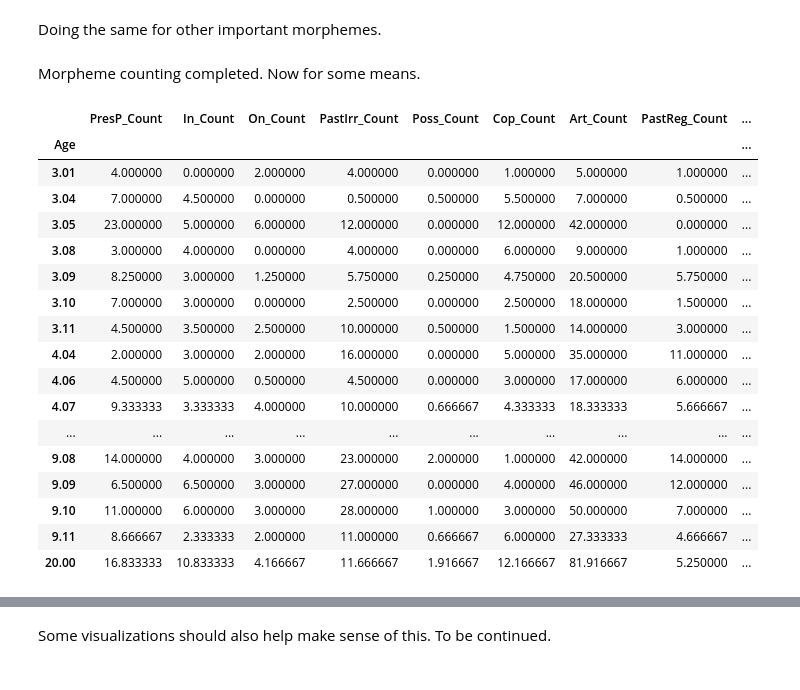
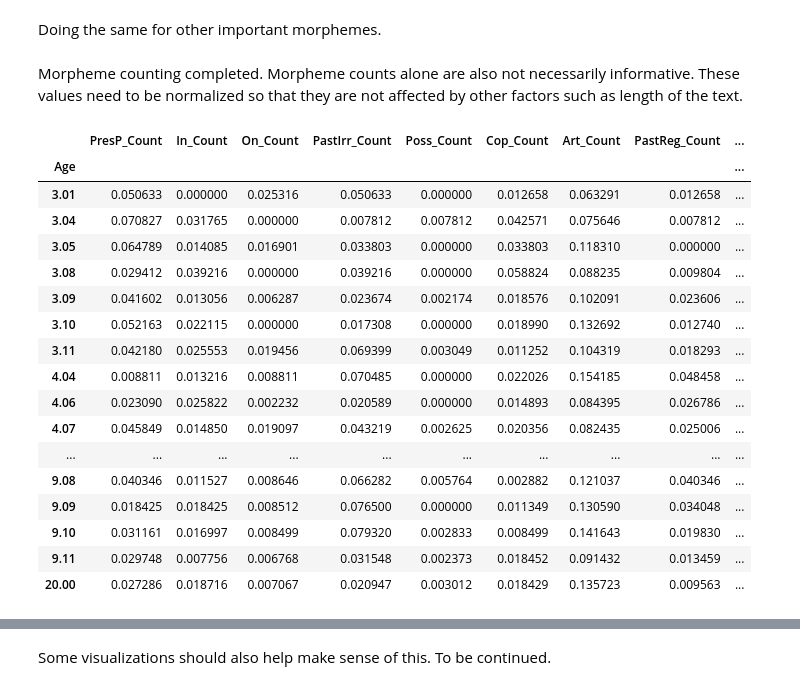
Before and after one commit to Data-Science-for-Linguists-2023/Morpheme-Acquisition-Analysis, a Jupyter notebook: notebooks/data_analysis.ipynb, the cells around one changed output, grey strips where cells are left out. Cells and saved outputs as stored; diff of their text form; code cells hidden in the pictures.

```diff
--- a/notebooks/data_analysis.ipynb
+++ b/notebooks/data_analysis.ipynb
@@ -191,5 +191,9 @@ def get_aux(x):
 # adding data to the data frames
 Ncorpus['Aux_Count'] = Ncorpus.POS.apply(get_aux).str.len()
 Lcorpus['Aux_Count'] = Lcorpus.POS.apply(get_aux).str.len()
-# %% [markdown]
-Morpheme counting completed. Now for some means.
+# %% [markdown]
+Morpheme counting completed. Morpheme counts alone are also not necessarily informative. These values need to be normalized so that they are not affected by other factors such as length of the text.
+# %%
+# token counts
+Ncorpus['Token_Count'] = Ncorpus['Tokens'].str.len()
+Lcorpus['Token_Count'] = Lcorpus['Tokens'].str.len()
@@ -196,28 +212,29 @@ Morpheme counting completed. Now for some means.
 # %%
 # L1 corpus
 Ncorpus['Age'] = Ncorpus['Age'].str.replace(';','.').astype(float)
-Ncorpus[['Age', 'PresP_Count', 'In_Count', 'On_Count', 'PastIrr_Count',
+Ncorp_counts = Ncorpus[['Age', 'PresP_Count', 'In_Count', 'On_Count', 'PastIrr_Count',
         'Poss_Count', 'Cop_Count', 'Art_Count', 'PastReg_Count',
         '3PS_Count', '3PIrr_Count', 'Aux_Count']].groupby("Age").mean()
+Ncorp_counts
 # %% [output]
 |  | PresP_Count | In_Count | On_Count | PastIrr_Count | Poss_Count | Cop_Count | Art_Count | PastReg_Count | ... |
 | Age |  |  |  |  |  |  |  |  | ... |
-| 3.01 | 4.000000 | 0.000000 | 2.000000 | 4.000000 | 0.000000 | 1.000000 | 5.000000 | 1.000000 | ... |
-| 3.04 | 7.000000 | 4.500000 | 0.000000 | 0.500000 | 0.500000 | 5.500000 | 7.000000 | 0.500000 | ... |
-| 3.05 | 23.000000 | 5.000000 | 6.000000 | 12.000000 | 0.000000 | 12.000000 | 42.000000 | 0.000000 | ... |
-| 3.08 | 3.000000 | 4.000000 | 0.000000 | 4.000000 | 0.000000 | 6.000000 | 9.000000 | 1.000000 | ... |
-| 3.09 | 8.250000 | 3.000000 | 1.250000 | 5.750000 | 0.250000 | 4.750000 | 20.500000 | 5.750000 | ... |
-| 3.10 | 7.000000 | 3.000000 | 0.000000 | 2.500000 | 0.000000 | 2.500000 | 18.000000 | 1.500000 | ... |
-| 3.11 | 4.500000 | 3.500000 | 2.500000 | 10.000000 | 0.500000 | 1.500000 | 14.000000 | 3.000000 | ... |
-| 4.04 | 2.000000 | 3.000000 | 2.000000 | 16.000000 | 0.000000 | 5.000000 | 35.000000 | 11.000000 | ... |
-| 4.06 | 4.500000 | 5.000000 | 0.500000 | 4.500000 | 0.000000 | 3.000000 | 17.000000 | 6.000000 | ... |
-| 4.07 | 9.333333 | 3.333333 | 4.000000 | 10.000000 | 0.666667 | 4.333333 | 18.333333 | 5.666667 | ... |
+| 3.01 | 0.050633 | 0.000000 | 0.025316 | 0.050633 | 0.000000 | 0.012658 | 0.063291 | 0.012658 | ... |
+| 3.04 | 0.070827 | 0.031765 | 0.000000 | 0.007812 | 0.007812 | 0.042571 | 0.075646 | 0.007812 | ... |
+| 3.05 | 0.064789 | 0.014085 | 0.016901 | 0.033803 | 0.000000 | 0.033803 | 0.118310 | 0.000000 | ... |
+| 3.08 | 0.029412 | 0.039216 | 0.000000 | 0.039216 | 0.000000 | 0.058824 | 0.088235 | 0.009804 | ... |
+| 3.09 | 0.041602 | 0.013056 | 0.006287 | 0.023674 | 0.002174 | 0.018576 | 0.102091 | 0.023606 | ... |
+| 3.10 | 0.052163 | 0.022115 | 0.000000 | 0.017308 | 0.000000 | 0.018990 | 0.132692 | 0.012740 | ... |
+| 3.11 | 0.042180 | 0.025553 | 0.019456 | 0.069399 | 0.003049 | 0.011252 | 0.104319 | 0.018293 | ... |
+| 4.04 | 0.008811 | 0.013216 | 0.008811 | 0.070485 | 0.000000 | 0.022026 | 0.154185 | 0.048458 | ... |
+| 4.06 | 0.023090 | 0.025822 | 0.002232 | 0.020589 | 0.000000 | 0.014893 | 0.084395 | 0.026786 | ... |
+| 4.07 | 0.045849 | 0.014850 | 0.019097 | 0.043219 | 0.002625 | 0.020356 | 0.082435 | 0.025006 | ... |
 | ... | ... | ... | ... | ... | ... | ... | ... | ... | ... |
-| 9.08 | 14.000000 | 4.000000 | 3.000000 | 23.000000 | 2.000000 | 1.000000 | 42.000000 | 14.000000 | ... |
-| 9.09 | 6.500000 | 6.500000 | 3.000000 | 27.000000 | 0.000000 | 4.000000 | 46.000000 | 12.000000 | ... |
-| 9.10 | 11.000000 | 6.000000 | 3.000000 | 28.000000 | 1.000000 | 3.000000 | 50.000000 | 7.000000 | ... |
-| 9.11 | 8.666667 | 2.333333 | 2.000000 | 11.000000 | 0.666667 | 6.000000 | 27.333333 | 4.666667 | ... |
-| 20.00 | 16.833333 | 10.833333 | 4.166667 | 11.666667 | 1.916667 | 12.166667 | 81.916667 | 5.250000 | ... |
+| 9.08 | 0.040346 | 0.011527 | 0.008646 | 0.066282 | 0.005764 | 0.002882 | 0.121037 | 0.040346 | ... |
+| 9.09 | 0.018425 | 0.018425 | 0.008512 | 0.076500 | 0.000000 | 0.011349 | 0.130590 | 0.034048 | ... |
+| 9.10 | 0.031161 | 0.016997 | 0.008499 | 0.079320 | 0.002833 | 0.008499 | 0.141643 | 0.019830 | ... |
+| 9.11 | 0.029748 | 0.007756 | 0.006768 | 0.031548 | 0.002373 | 0.018452 | 0.091432 | 0.013459 | ... |
+| 20.00 | 0.027286 | 0.018716 | 0.007067 | 0.020947 | 0.003012 | 0.018429 | 0.135723 | 0.009563 | ... |
 # %%
 # L2 corpus
 Lcorpus['Years_Learn'] = pd.Categorical(Lcorpus['Years_Learn'],
```
Also changed, not shown: parts of 4 cells of this notebook.
